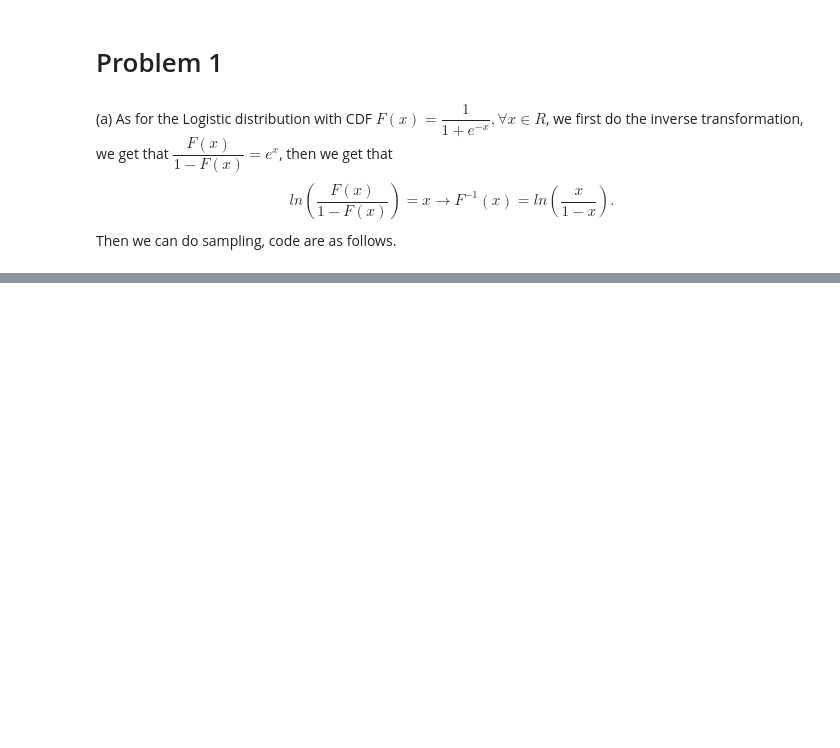
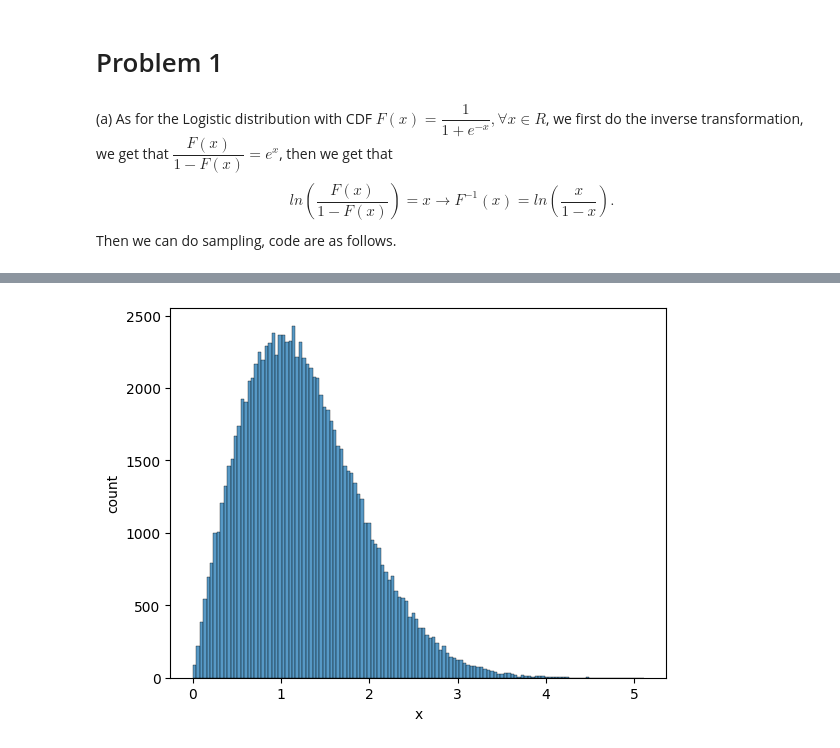
Before and after one commit to AuthorityWang/ShanghaiTech-SI140A, a Jupyter notebook: SI140A-hw8/HW08-sol.ipynb, the cells around one changed output, grey strips where cells are left out. Drawn from its saved outputs; the diff is of its cells as text; code cells hidden in the pictures; blank space fills up the shorter version.

```diff
--- a/SI140A-hw8/HW08-sol.ipynb
+++ b/SI140A-hw8/HW08-sol.ipynb
@@ -20,0 +24,15 @@ plt.show()
+# %%
+import numpy as np
+import seaborn as sns
+
+# define the sample number
+N = 100000
+# generate sameple points
+x = np.random.uniform(0, 1, N)
+inverse = np.sqrt(-2*np.log(1 - x))
+# plot the histogram
+plot = sns.histplot(inverse, stat = 'count')
+plot.set_xlabel('x')
+plot.set_ylabel('count');
+# %% [output]
+[figure, added]
```
Also changed, not shown: parts of 20 cells of this notebook.
